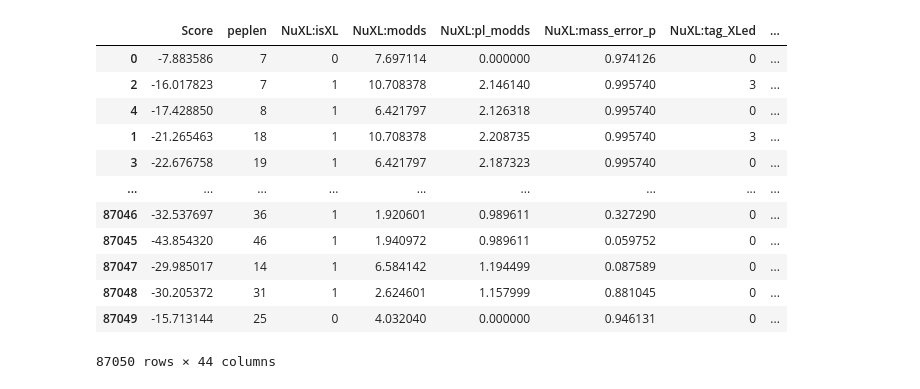
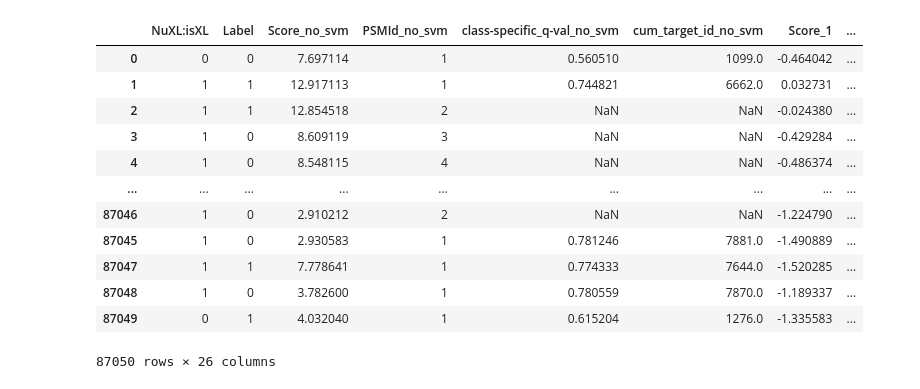
Before and after one commit to neelie01/Research-Project, a Jupyter notebook: src/pipeline.ipynb, the cells around one changed output. Saved outputs shown, nothing was run; the diff lists cells and outputs as text; code cells hidden in the pictures.

```diff
--- a/src/pipeline.ipynb
+++ b/src/pipeline.ipynb
@@ -13,12 +23,16 @@ import os
 # %%
-i = 2
+i = 4
 n_iters = 5
-pep_filter = True
+pep_filter = False
 #decoy = "second"
 decoy = "bottom"
 #decoy = "last"
 #decoy = "bottom+last"
 #decoy = "bottom+second"
+mixture_model = None
+#mixture_model = "FDR5%"
+#mixture_model = "FDR1%"
+#mixture_model = "mm_std"
+bottom_fdr = False
 class_threshold = 500
-dataset = get_datasets()
 # %%
@@ -212,36 +408,51 @@ For example, when doing 'df[col].method(value, inplace=True)', try using 'df.met
-# %%
-display(original_df)
-# %% [output]
-|  | Score | peplen | NuXL:isXL | NuXL:modds | NuXL:pl_modds | NuXL:mass_error_p | NuXL:tag_XLed | ... |
-| 0 | -7.883586 | 7 | 0 | 7.697114 | 0.000000 | 0.974126 | 0 | ... |
-| 2 | -16.017823 | 7 | 1 | 10.708378 | 2.146140 | 0.995740 | 3 | ... |
-| 4 | -17.428850 | 8 | 1 | 6.421797 | 2.126318 | 0.995740 | 0 | ... |
-| 1 | -21.265463 | 18 | 1 | 10.708378 | 2.208735 | 0.995740 | 3 | ... |
-| 3 | -22.676758 | 19 | 1 | 6.421797 | 2.187323 | 0.995740 | 0 | ... |
-| ... | ... | ... | ... | ... | ... | ... | ... | ... |
-| 87046 | -32.537697 | 36 | 1 | 1.920601 | 0.989611 | 0.327290 | 0 | ... |
-| 87045 | -43.854320 | 46 | 1 | 1.940972 | 0.989611 | 0.059752 | 0 | ... |
-| 87047 | -29.985017 | 14 | 1 | 6.584142 | 1.194499 | 0.087589 | 0 | ... |
-| 87048 | -30.205372 | 31 | 1 | 2.624601 | 1.157999 | 0.881045 | 0 | ... |
-| 87049 | -15.713144 | 25 | 0 | 4.032040 | 0.000000 | 0.946131 | 0 | ... |
-87050 rows × 44 columns
 # %%
 # save entire dataframe
 directory=f"../data/{dataset[i]['type']}/{dataset[i]['name']}/{class_threshold}/"
 if pep_filter and dataset[i]['type'] == 'crosslink_data':
     directory += "pep_unique/"
+elif mixture_model != None:
+    directory += "mixture_model/"
+    if mixture_model == "prob":
+        directory += f"prob/"
+    elif mixture_model == "FDR5%":
+        directory += f"FDR5%/"
+        if bottom_fdr:
+            directory += "bottom_fdr/"
+    elif mixture_model == "FDR1%":
+        directory += f"FDR1%/"
+        if bottom_fdr:
+            directory += "bottom_fdr/"
+
 else:
     directory += "default/"
 if decoy != 'bottom':
     directory += f"decoy_{decoy}/"
 if not os.path.exists(directory):
     os.makedirs(directory)
 output_file = re.sub('.pkl', f"_svm.pkl", input_filename)
 path = directory + output_file
-original_df.loc[:,[ 'NuXL:isXL','Label',
-                    'Score_no_svm', 'PSMId_no_svm', 'class-specific_q-val_no_svm', 'cum_target_id_no_svm',
-                    'Score_1', 'PSMId_1', 'class-specific_q-val_1', 'cum_target_id_1',
-                    'Score_2', 'PSMId_2', 'class-specific_q-val_2', 'cum_target_id_2',
-                    'Score_3', 'PSMId_3', 'class-specific_q-val_3', 'cum_target_id_3',
-                    'Score_4', 'PSMId_4', 'class-specific_q-val_4', 'cum_target_id_4',
-                    'Score_5', 'PSMId_5', 'class-specific_q-val_5', 'cum_target_id_5']].to_pickle(path)
+
+output_cols = [ 'NuXL:isXL','Label',
+                    'Score_no_svm', 'PSMId_no_svm', 'class-specific_q-val_no_svm', 'cum_target_id_no_svm']
+for iter in range(1, n_iters+1):
+    output_cols.append(f'Score_{iter}')
+    output_cols.append(f'PSMId_{iter}')
+    output_cols.append(f'class-specific_q-val_{iter}')
+    output_cols.append(f'cum_target_id_{iter}')
+original_df.loc[:,output_cols].to_pickle(path)
+# display new dataframe
+display(original_df.loc[:,output_cols])
+# %% [output]
+|  | NuXL:isXL | Label | Score_no_svm | PSMId_no_svm | class-specific_q-val_no_svm | cum_target_id_no_svm | Score_1 | ... |
+| 0 | 0 | 0 | 7.697114 | 1 | 0.560510 | 1099.0 | -0.464042 | ... |
+| 1 | 1 | 1 | 12.917113 | 1 | 0.744821 | 6662.0 | 0.032731 | ... |
+| 2 | 1 | 1 | 12.854518 | 2 | NaN | NaN | -0.024380 | ... |
+| 3 | 1 | 0 | 8.609119 | 3 | NaN | NaN | -0.429284 | ... |
+| 4 | 1 | 0 | 8.548115 | 4 | NaN | NaN | -0.486374 | ... |
+| ... | ... | ... | ... | ... | ... | ... | ... | ... |
+| 87046 | 1 | 0 | 2.910212 | 2 | NaN | NaN | -1.224790 | ... |
+| 87045 | 1 | 0 | 2.930583 | 1 | 0.781246 | 7881.0 | -1.490889 | ... |
+| 87047 | 1 | 1 | 7.778641 | 1 | 0.774333 | 7644.0 | -1.520285 | ... |
+| 87048 | 1 | 0 | 3.782600 | 1 | 0.780559 | 7870.0 | -1.189337 | ... |
+| 87049 | 0 | 1 | 4.032040 | 1 | 0.615204 | 1276.0 | -1.335583 | ... |
+87050 rows × 26 columns
```
Also changed, not shown: parts of 7 cells of this notebook.
